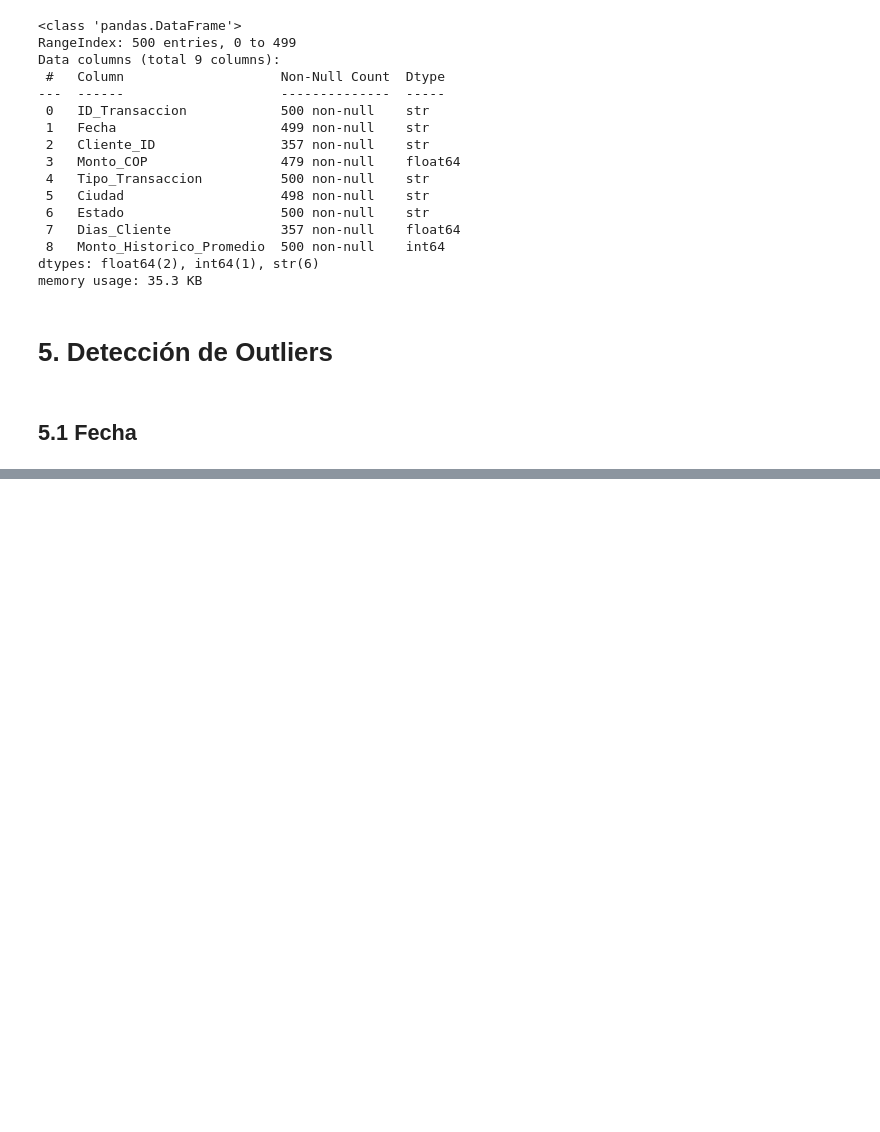
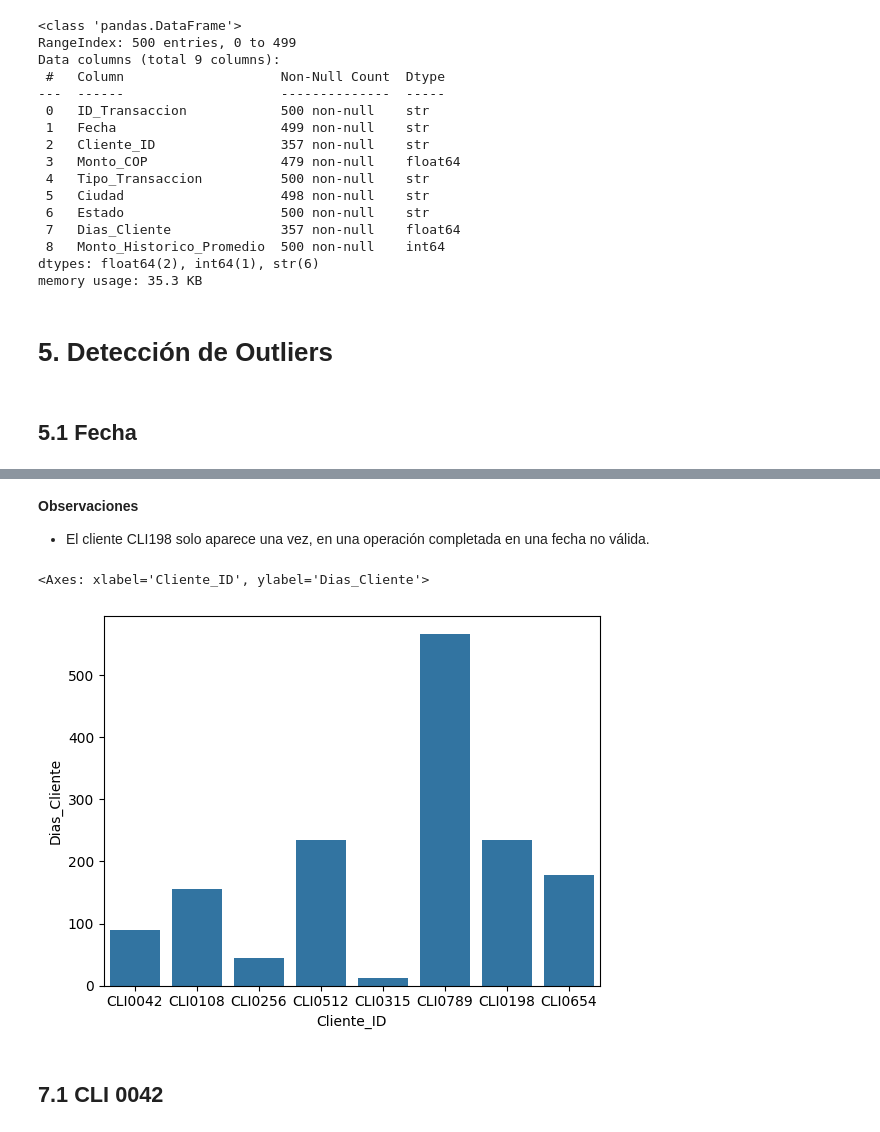
Before and after one commit to Joel-F-Alba-A/Taller_S9_Preprocesamiento_Datos, a Jupyter notebook: Taller_S9.ipynb, the cells around one changed output, grey strips where cells are left out. Drawn from its saved outputs; the diff is of its cells as text; code cells hidden in the pictures; blank space fills up the shorter version.

```diff
--- a/Taller_S9.ipynb
+++ b/Taller_S9.ipynb
@@ -629,0 +679,8 @@ fechas
+# %% [markdown]
+**Observaciones**
+- El cliente CLI198 solo aparece una vez, en una operación completada en una fecha no válida.
+# %%
+sns.barplot(df,x='Cliente_ID',y='Dias_Cliente')
+# %% [output]
+<Axes: xlabel='Cliente_ID', ylabel='Dias_Cliente'>
+[figure, added]
@@ -629,0 +787,2 @@ fechas
+# %% [markdown]
+## **7.1 CLI 0042**
```
Also changed, not shown: parts of 53 cells of this notebook.
